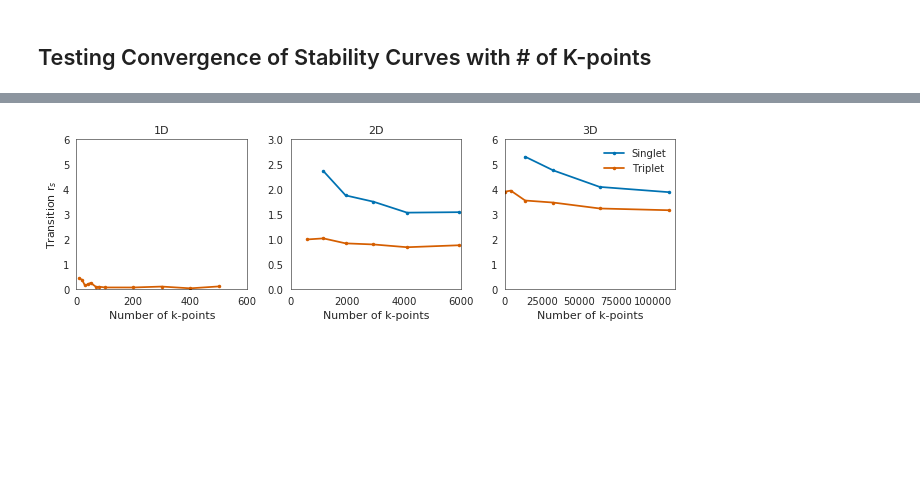
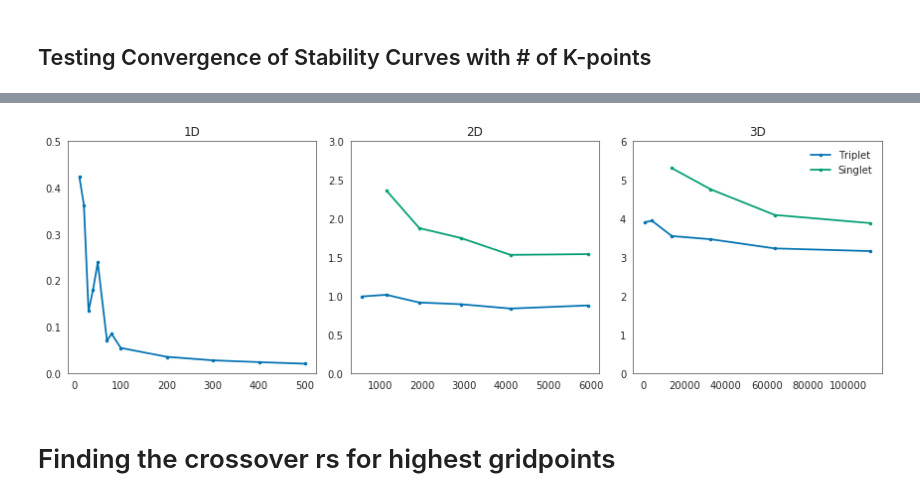
Before and after one commit to ecurtin2/HF-Stability, a Jupyter notebook: analysis/notebook.ipynb, the cells around one changed output, grey strips where cells are left out. Saved outputs shown, nothing was run; the diff lists cells and outputs as text; code cells hidden in the pictures; blank space fills up the shorter version.

```diff
--- a/analysis/notebook.ipynb
+++ b/analysis/notebook.ipynb
@@ -404,20 +208,32 @@ plt.show()
-# %%
-sing_onset['which'] = 'Singlet'
-trip_onset['which'] = 'Triplet'
-t = pd.concat([sing_onset, trip_onset])
-sns.set_palette(cp)
-g = sns.FacetGrid(t, hue='which', col='NDIM', sharex=False, sharey=False, size=3)
-g = (g.map(crossover_plot, 'Nkpoints', 'Crossover', marker='.')
-      .set_titles("{col_name}D")
-      .set_axis_labels("Number of k-points", "Transition r$_s$")
-    )
-
-spine()
-#savefig('combined_onset.eps', transparent=True)
-plt.legend()
-plt.show()
-# %% [output]
-[figure, removed]
+# %%
+fig, axes = plt.subplots(ncols=3, nrows=1, figsize=(12, 4))
+
+trip = {k: v for k, v in trip_onset.groupby('NDIM')}
+sing = {k: v for k, v in sing_onset.groupby('NDIM')}
+
+axes[0].plot(trip[1]['Nkpoints'], trip[1]['Crossover'], '.-', label='Triplet')
+#axes[0].plot(sing[1]['Nkpoints'], sing[1]['Crossover'], '.-', label='Singlet')
+axes[0].set_title('1D')
+axes[0].set_ylim(0, 0.5)
+
+
+axes[1].plot(trip[2]['Nkpoints'], trip[2]['Crossover'], '.-', label='Triplet')
+axes[1].plot(sing[2]['Nkpoints'], sing[2]['Crossover'], '.-', label='Singlet')
+axes[1].set_ylim(0, 3)
+axes[1].set_title('2D')
+
+axes[2].plot(trip[3]['Nkpoints'], trip[3]['Crossover'], '.-', label='Triplet')
+axes[2].plot(sing[3]['Nkpoints'], sing[3]['Crossover'], '.-', label='Singlet')
+axes[2].set_ylim(0, 6)
+axes[2].set_title('3D')
+
+plt.legend()
+plt.tight_layout()
+plt.show()
+# %% [output]
+[figure, added]
+# %% [markdown]
+# Finding the crossover rs for highest gridpoints
 # %%
 trip_onset.groupby('NDIM').apply(lambda d: d.loc[d['Nk'].idxmax()]['Crossover'])
 # %% [output]
```
Also changed, not shown: parts of 17 cells of this notebook, 10 other files.
